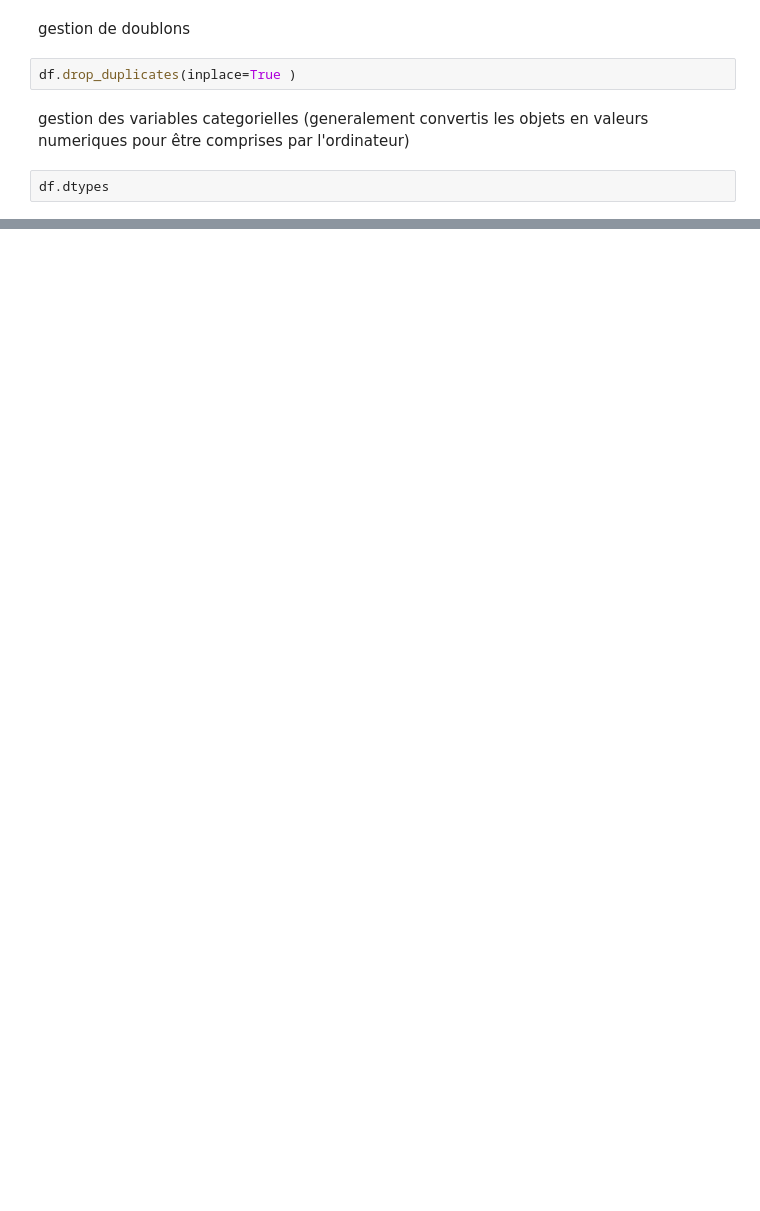
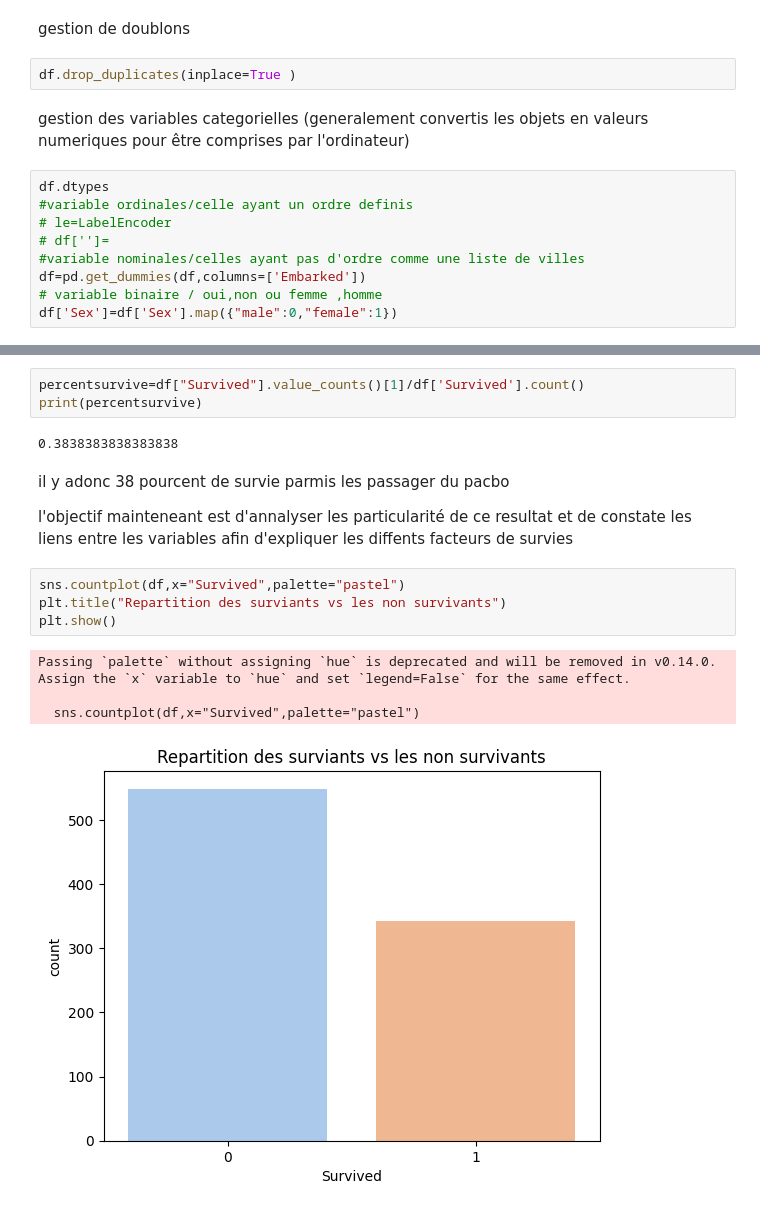
Before and after one commit to 1bryane/EDA-Titanic, a Jupyter notebook: EDA-Titanic.ipynb, the cells around one changed output, grey strips where cells are left out. Drawn from its saved outputs; the diff is of its cells as text; blank space fills up the shorter version.

```diff
--- a/EDA-Titanic.ipynb
+++ b/EDA-Titanic.ipynb
@@ -160,3 +179,10 @@ df.drop_duplicates(inplace=True )
 gestion des variables categorielles (generalement convertis les objets en valeurs numeriques pour être comprises par l'ordinateur)
 # %%
 df.dtypes
+#variable ordinales/celle ayant un ordre definis
+# le=LabelEncoder
+# df['']=
+#variable nominales/celles ayant pas d'ordre comme une liste de villes
+df=pd.get_dummies(df,columns=['Embarked'])
+# variable binaire / oui,non ou femme ,homme
+df['Sex']=df['Sex'].map({"male":0,"female":1})
@@ -176,0 +218,18 @@ dtype: object
+# %%
+percentsurvive=df["Survived"].value_counts()[1]/df['Survived'].count()
+print(percentsurvive)
+# %% [output]
+0.3838383838383838
+# %% [markdown]
+il y adonc 38 pourcent de survie parmis les passager du pacbo
+
+l'objectif mainteneant est d'annalyser les particularité de ce resultat et de constate les liens entre les variables afin d'expliquer les diffents facteurs de survies
+# %%
+sns.countplot(df,x="Survived",palette="pastel")
+plt.title("Repartition des surviants vs les non survivants")
+plt.show()
+# %% [output]
+Passing `palette` without assigning `hue` is deprecated and will be removed in v0.14.0. Assign the `x` variable to `hue` and set `legend=False` for the same effect.
+
+  sns.countplot(df,x="Survived",palette="pastel")
+[figure, added]
```
Also changed, not shown: parts of 18 cells of this notebook, 1 other file.
